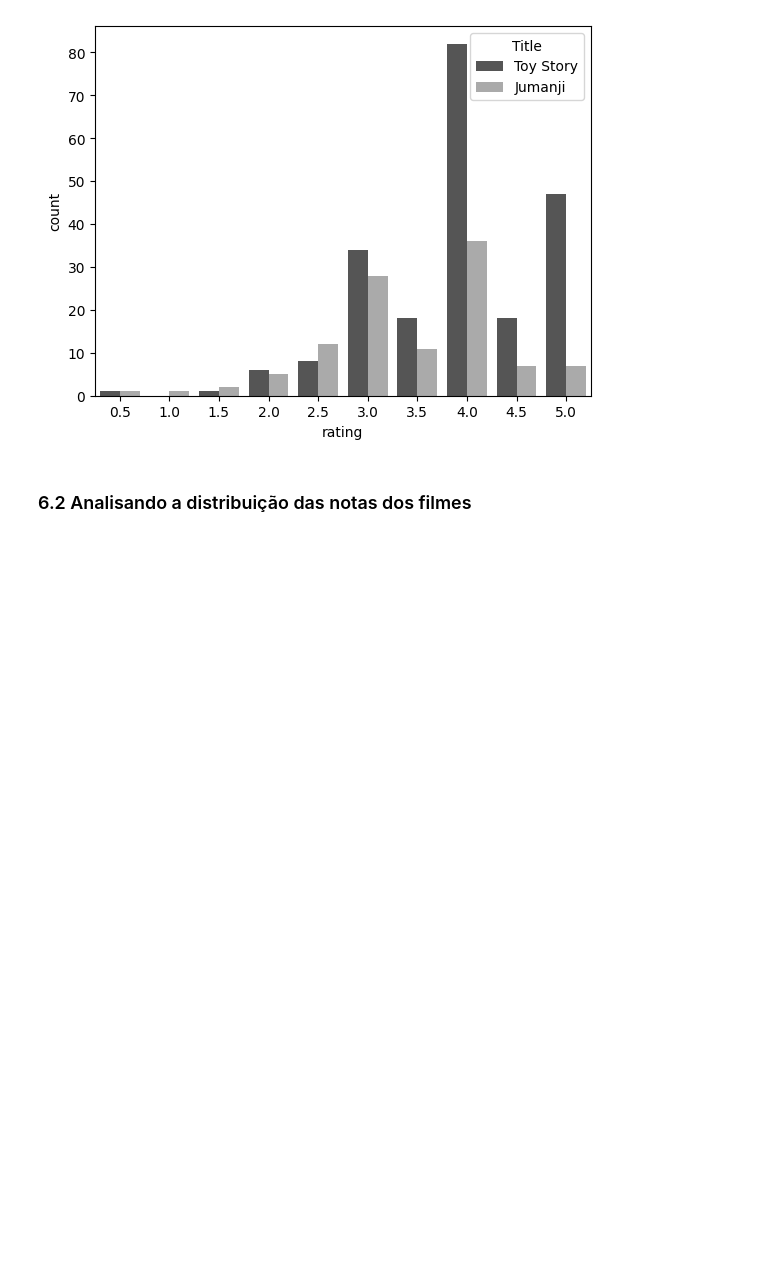
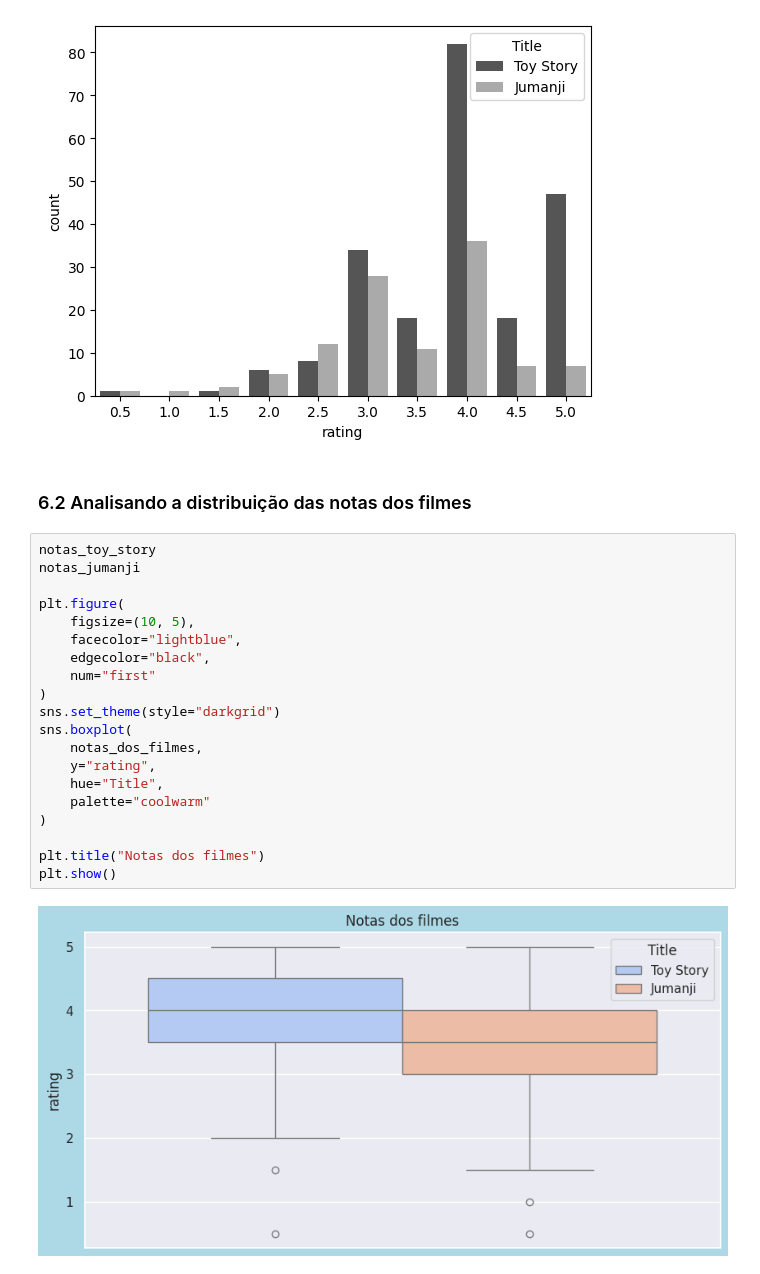
Before and after one commit to KaelDucatti/estudos-ds, a Jupyter notebook: data_science/explorando_analisando_dados/classes.ipynb, the cells around one changed output. Drawn from its saved outputs; the diff is of its cells as text; blank space fills up the shorter version.

```diff
--- a/data_science/explorando_analisando_dados/classes.ipynb
+++ b/data_science/explorando_analisando_dados/classes.ipynb
@@ -477,3 +292,25 @@ plt.show()
 [figure]
 # %% [markdown]
 ### 6.2 Analisando a distribuição das notas dos filmes
+# %%
+notas_toy_story
+notas_jumanji
+
+plt.figure(
+    figsize=(10, 5),
+    facecolor="lightblue",
+    edgecolor="black",
+    num="first"
+)
+sns.set_theme(style="darkgrid")
+sns.boxplot(
+    notas_dos_filmes,
+    y="rating",
+    hue="Title",
+    palette="coolwarm"
+)
+
+plt.title("Notas dos filmes")
+plt.show()
+# %% [output]
+[figure, added]
```
Also changed, not shown: parts of 29 cells of this notebook.
